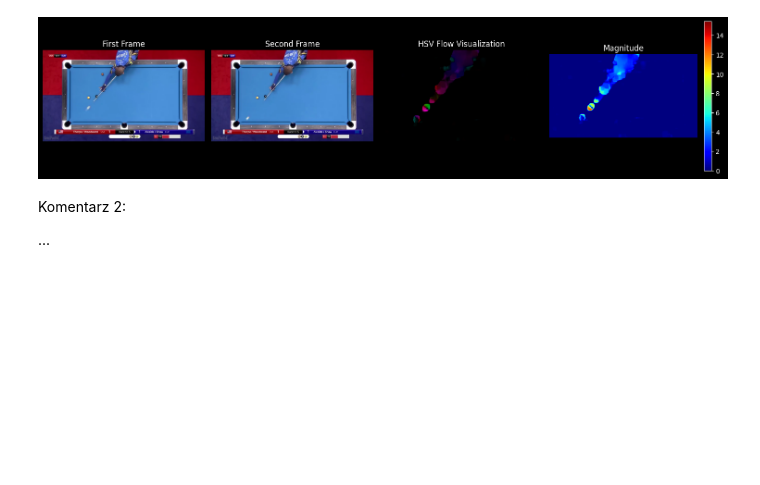
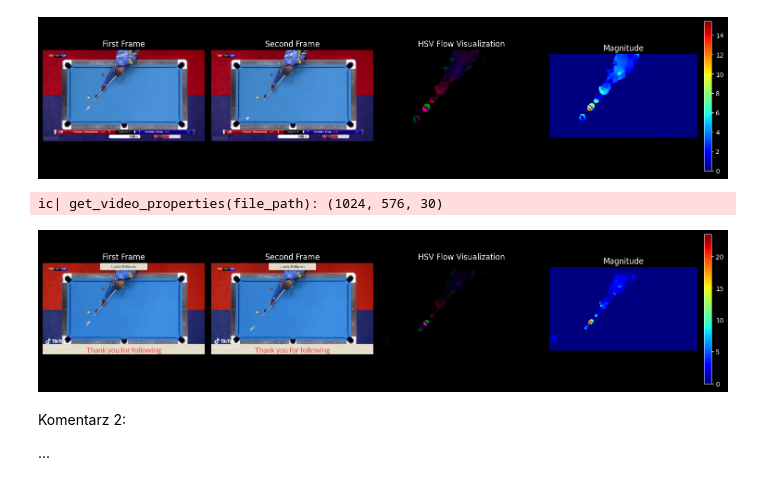
Before and after one commit to pananananas/ComputerVision, a Jupyter notebook: 8 dense optical flow.ipynb, the cells around one changed output. Cells and saved outputs as stored; diff of their text form; code cells hidden in the pictures; blank space fills up the shorter version.

Commit message:
improved visualizations

```diff
--- a/8 dense optical flow.ipynb
+++ b/8 dense optical flow.ipynb
@@ -60,13 +60,13 @@ import cv2
 Otwórz wideo `kick.mp4` lub `back.mp4` i pobierz kilka klatek. Przewiń do interesującego Cię momentu - tak, aby uzyskać dwie klatki, na których widać ruch (pro-tip: znając framerate materiału (~25fps) i czas, w którym rozpoczyna się interesujący fragment, możesz w pętli "skonsumować" odpowiednią ilość klatek).
 Wykorzystaj algorytm Farnebacka do obliczenia przepływu pomiędzy klatkami. Wynik zaprezentuj w postaci obrazu całkowitego przesunięcia. W zależności od wybranego momentu w wideo, możesz spodziewać się uzyskania wyraźnych obszarów.
 # %%
-def calculate_flow(frame1, frame2, winsize=15):
+def calculate_flow(frame1, frame2, winsize=15, levels=3):
     gray1 = cv2.cvtColor(frame1, cv2.COLOR_BGR2GRAY)
     gray2 = cv2.cvtColor(frame2, cv2.COLOR_BGR2GRAY)
 
     flow = cv2.calcOpticalFlowFarneback(gray1, gray2, None,
         pyr_scale=0.5,
-        levels=3,
+        levels=levels,
         winsize=winsize,
         iterations=3,
         poly_n=5,
@@ -205,3 +205,11 @@ Komentarz 1:
 
 Powtórz powyższy eksperyment na materiale `shot.mp4` (przewiń materiał do momentu natychmiast po uderzeniu białej bili, ok. 20-25 klatek; framerate wynosi tu ok. 15fps).
 _Czy algorytm działa tak samo dobrze? Dlaczego? Co jest ograniczeniem metody?_
+# %%
+def get_video_properties(file_path):
+    cap = cv2.VideoCapture(file_path)
+    width  = int(cap.get(cv2.CAP_PROP_FRAME_WIDTH))
+    height = int(cap.get(cv2.CAP_PROP_FRAME_HEIGHT))
+    fps    = int(cap.get(cv2.CAP_PROP_FPS))
+    cap.release()
+    return width, height, fps
@@ -216,6 +228,20 @@ flow, magnitude, angle, flow_bgr = calculate_flow(frame1, frame2)
 plot_flow(frame1, frame2, magnitude, flow_bgr)
 # %% [output]
 [figure]
+# %%
+file_path = 'data/dane8/tiktok_shot.mp4'
+skip_frames = 136
+
+WIDTH, HEIGHT, FPS = ic(get_video_properties(file_path))
+
+frame1, frame2 = get_frames(file_path, skip_frames)
+
+flow, magnitude, angle, flow_bgr = calculate_flow(frame1, frame2)
+
+plot_flow(frame1, frame2, magnitude, flow_bgr)
+# %% [output]
+ic| get_video_properties(file_path): (1024, 576, 30)
+[figure, added]
 # %% [markdown]
 Komentarz 2:
 
```
Also changed, not shown: parts of 4 cells of this notebook.
